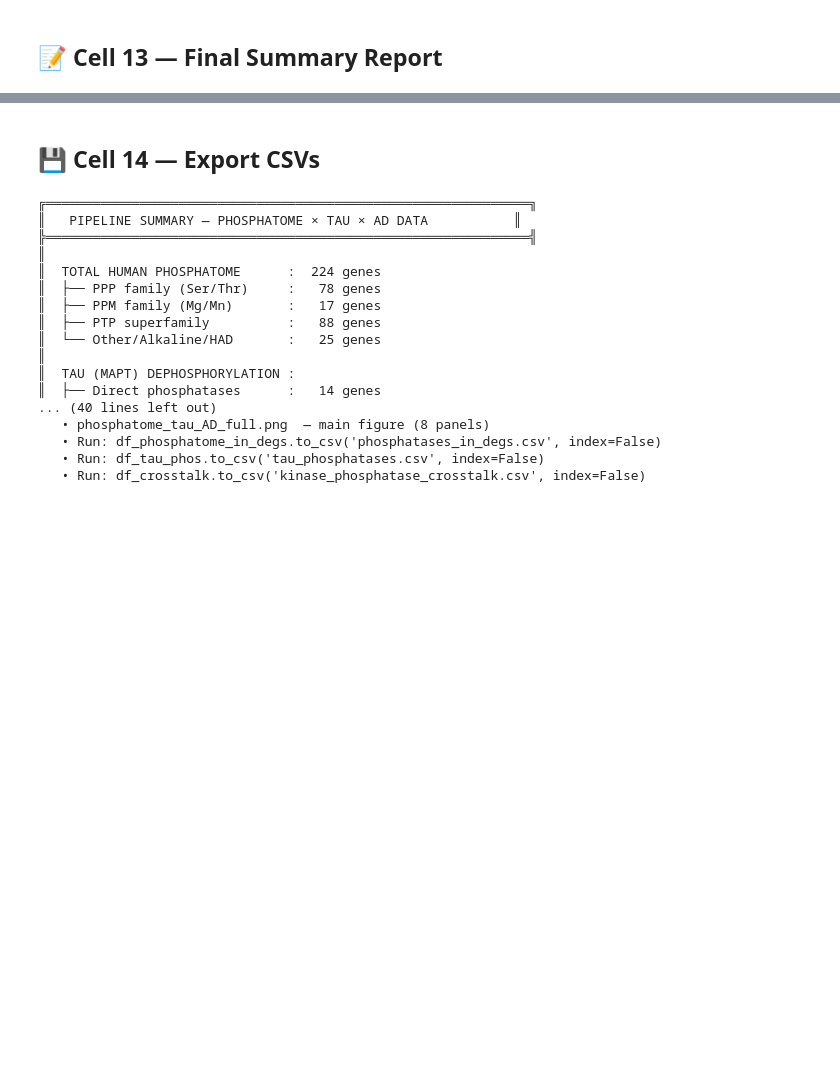
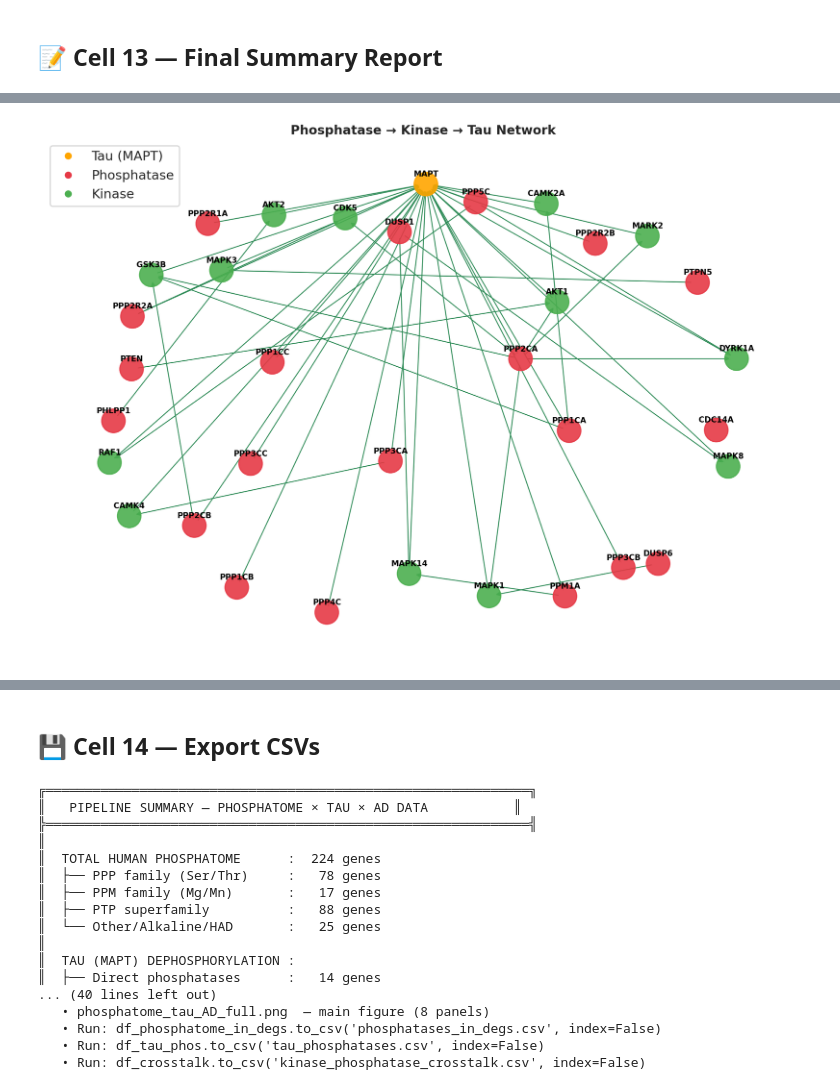
Before and after one commit to rahula2006/AMR-Predictor, a Jupyter notebook: Phosphatome_Tau_AD_Pipeline.ipynb, the cells around one changed output, grey strips where cells are left out. Cells and saved outputs as stored; diff of their text form; code cells hidden in the pictures; blank space fills up the shorter version.

```diff
--- a/Phosphatome_Tau_AD_Pipeline.ipynb
+++ b/Phosphatome_Tau_AD_Pipeline.ipynb
@@ -1049,0 +1153,69 @@ print("✅ Figure saved: phosphatome_tau_AD_full.png")
+# %%
+# ============================================================
+# PANEL F — Phosphatase → Kinase → Tau Network (Final Polished)
+# ============================================================
+
+import matplotlib.pyplot as plt
+import networkx as nx
+
+plt.figure(figsize=(14,10), facecolor="white")
+
+# Build graph
+G = nx.DiGraph()
+G.add_node("MAPT", type="tau")
+
+for _, row in df_tau_phos.iterrows():
+    phos = row["gene_symbol"]
+    G.add_node(phos, type="phosphatase")
+    if row["tau_contribution_pct"] > 0:
+        G.add_edge(phos, "MAPT", rel="direct")
+
+for _, row in df_crosstalk.iterrows():
+    phos, kinase = row["phosphatase"], row["kinase"]
+    G.add_node(kinase, type="kinase")
+    G.add_edge(phos, kinase, rel="inhibits")
+    G.add_edge(kinase, "MAPT", rel="phosphorylates")
+
+# Use a layout that spreads nodes evenly
+pos = nx.spring_layout(G, seed=42, k=1.5)
+
+# Assign colors by node type
+node_colors = []
+for node in G.nodes():
+    ntype = G.nodes[node].get("type", "")
+    if ntype == "tau":
+        node_colors.append("#FFA500")  # orange for Tau
+    elif ntype == "phosphatase":
+        node_colors.append("#E63946")  # red for phosphatases
+    elif ntype == "kinase":
+        node_colors.append("#4CAF50")  # green for kinases
+    else:
+        node_colors.append("#ADB5BD")
+
+# Draw nodes and edges
+nx.draw_networkx_nodes(G, pos, node_color=node_colors, node_size=900, alpha=0.9)
+nx.draw_networkx_edges(G, pos, edge_color="#2E8B57", arrows=True, arrowsize=12, width=1.2)
+
+# Draw labels with offset for readability
+for node, (x, y) in pos.items():
+    plt.text(x, y + 0.04, node, fontsize=10, fontweight="bold",
+             ha="center", va="center", color="black")
+
+# Title and legend
+plt.title("Phosphatase → Kinase → Tau Network", fontsize=16, fontweight="bold")
+legend_elements = [
+    plt.Line2D([0], [0], marker='o', color='w', label='Tau (MAPT)',
+               markerfacecolor='#FFA500', markersize=10),
+    plt.Line2D([0], [0], marker='o', color='w', label='Phosphatase',
+               markerfacecolor='#E63946', markersize=10),
+    plt.Line2D([0], [0], marker='o', color='w', label='Kinase',
+               markerfacecolor='#4CAF50', markersize=10)
+]
+plt.legend(handles=legend_elements, loc="upper left", frameon=True)
+
+plt.axis("off")
+plt.tight_layout()
+plt.savefig("panel_F_network_final.png", dpi=300, facecolor="white")
+plt.show()
+# %% [output]
+[figure, added]
```
Also changed, not shown: parts of 8 cells of this notebook.
